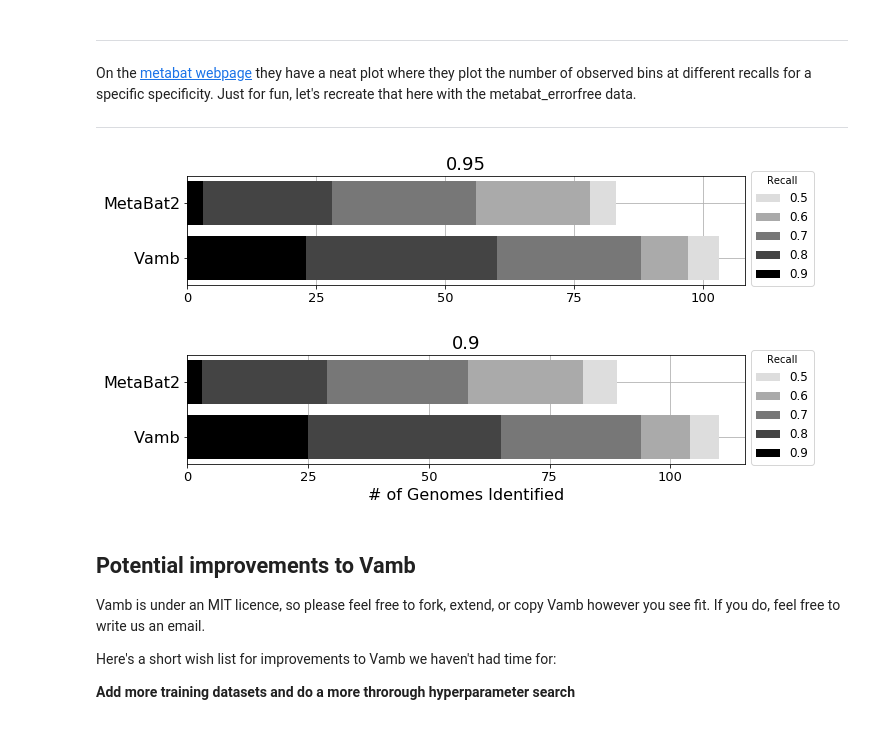
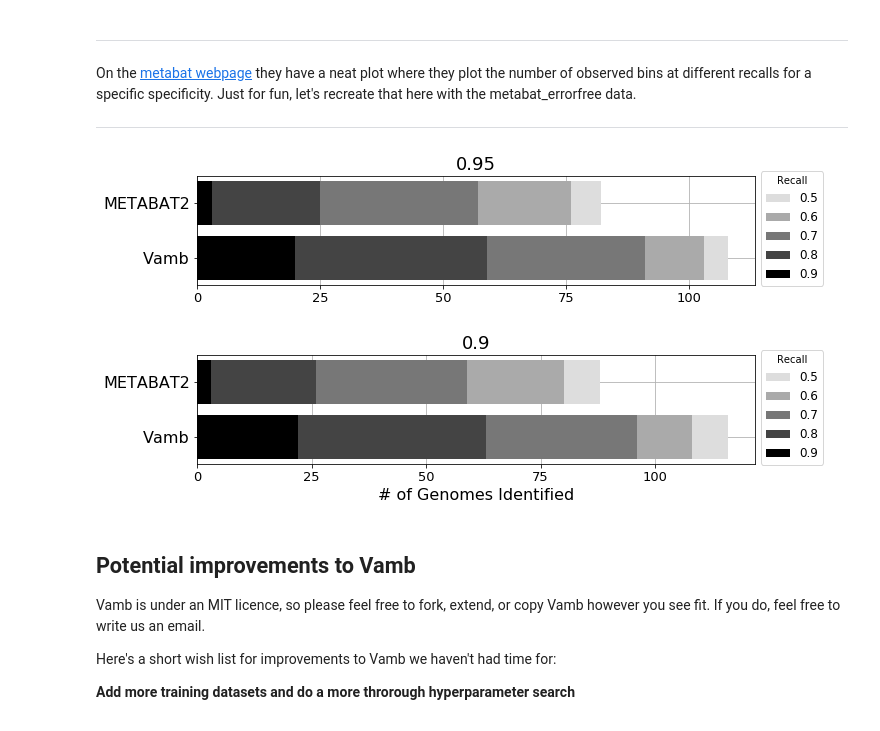
Before and after one commit to RasmussenLab/vamb, a Jupyter notebook: doc/tutorial.ipynb, the cells around one changed output. Saved outputs shown, nothing was run; the diff lists cells and outputs as text; code cells hidden in the pictures.

```diff
--- a/doc/tutorial.ipynb
+++ b/doc/tutorial.ipynb
@@ -825,5 +832,8 @@ Let's take a look at the `Reference` object and the `BenchMarkResult` object:
 # %%
-reference_path = '/home/jakni/Downloads/example/metabat_reference.tsv'
+# First load in the Reference
+reference_path = '/home/jakni/Downloads/benchmark/reference.tsv'
 
-with open(reference_path) as filehandle:
-    reference = vamb.benchmark.Reference.fromfile(filehandle)
+!head $reference_path # show first 10 lines of reference file
+
+with open(reference_path) as reference_file:
+    reference = vamb.benchmark.Reference.from_file(reference_file)
@@ -864,9 +850,0 @@ For this, we also need a {clustername: set(contigs)} dict, where each contig is
-# %%
-# "bins" is a dict like the one we've made easier with vamb.cluster.cluster
-with open('/home/jakni/Downloads/example/metabat_bins.tsv') as file:
-    bins = vamb.cluster.read_clusters(file)
-observed = vamb.benchmark.Observed(bins, reference)
-
-# Keyword-only arguments to make sure you don't accidentally swap them around.
-# It'll raise an error if you use non-keyword arguments.
-result = vamb.benchmark.BenchMarkResult(reference=reference, observed=observed)
@@ -908,0 +883,6 @@ This object also has a bunch of attributes - it calculates the number of referen
+# %%
+with open('/home/jakni/Downloads/benchmark/vamb_clusters.tsv') as clusters_file:
+    vamb_bins = vamb.benchmark.Binning.from_file(clusters_file, reference)
+
+with open('/home/jakni/Downloads/benchmark/metabat_clusters.tsv') as clusters_file:
+    metabat_bins = vamb.benchmark.Binning.from_file(clusters_file, reference)
@@ -914,33 +954,27 @@ On the [metabat webpage](https://bitbucket.org/berkeleylab/metabat/wiki/CAMI) th
 # %%
 import matplotlib.pyplot as plt
 %matplotlib inline
-
-# Load results from our run of Metabat2 on Metabat_errorfree dataset
-with open('/mnt/computerome/projects/deep_bin/paper/metabat_on_metabat/observed.tsv') as file:
-    obs_metabat = vamb.benchmark.Observed.fromfile(file, reference)
-
-metabatresult = vamb.benchmark.BenchMarkResult(reference=reference, observed=obs_metabat)
 
 for precision in 0.95, 0.9:
     plt.figure(figsize=(10, 2))
     colors = ['#DDDDDD', '#AAAAAA', '#777777', '#444444', '#000000']
     recalls = [0.5, 0.6, 0.7, 0.8, 0.9]
-    for y, benchmark in zip((0, 1), (result, metabatresult)):
+    for y, bins in zip((0, 1), (vamb_bins, metabat_bins)):
         for color, recall in zip(colors, recalls):
-            plt.barh(y, benchmark[recall, precision], color=color)
+            plt.barh(y, bins[recall, precision], color=color)
 
     plt.title(str(precision), fontsize=18)
-    plt.yticks([0, 1], ['Vamb', 'MetaBat2'], fontsize=16)
+    plt.yticks([0, 1], ['Vamb', 'METABAT2'], fontsize=16)
     plt.xticks([i*25 for i in range(5)], fontsize=13)
     plt.legend([str(i) for i in recalls], bbox_to_anchor=(1, 1.1), title='Recall', fontsize=12)
 
     if precision == 0.9:
         plt.xlabel('# of Genomes Identified', fontsize=16)
     plt.gca().set_axisbelow(True)
     plt.grid()
 # %% [output]
-[figure, old version]
+[figure, new version]
-[figure, old version]
+[figure, new version]
 # %% [markdown]
 <a id="improvements"></a>
 ## Potential improvements to Vamb
```
Also changed, not shown: parts of 9 cells of this notebook.
